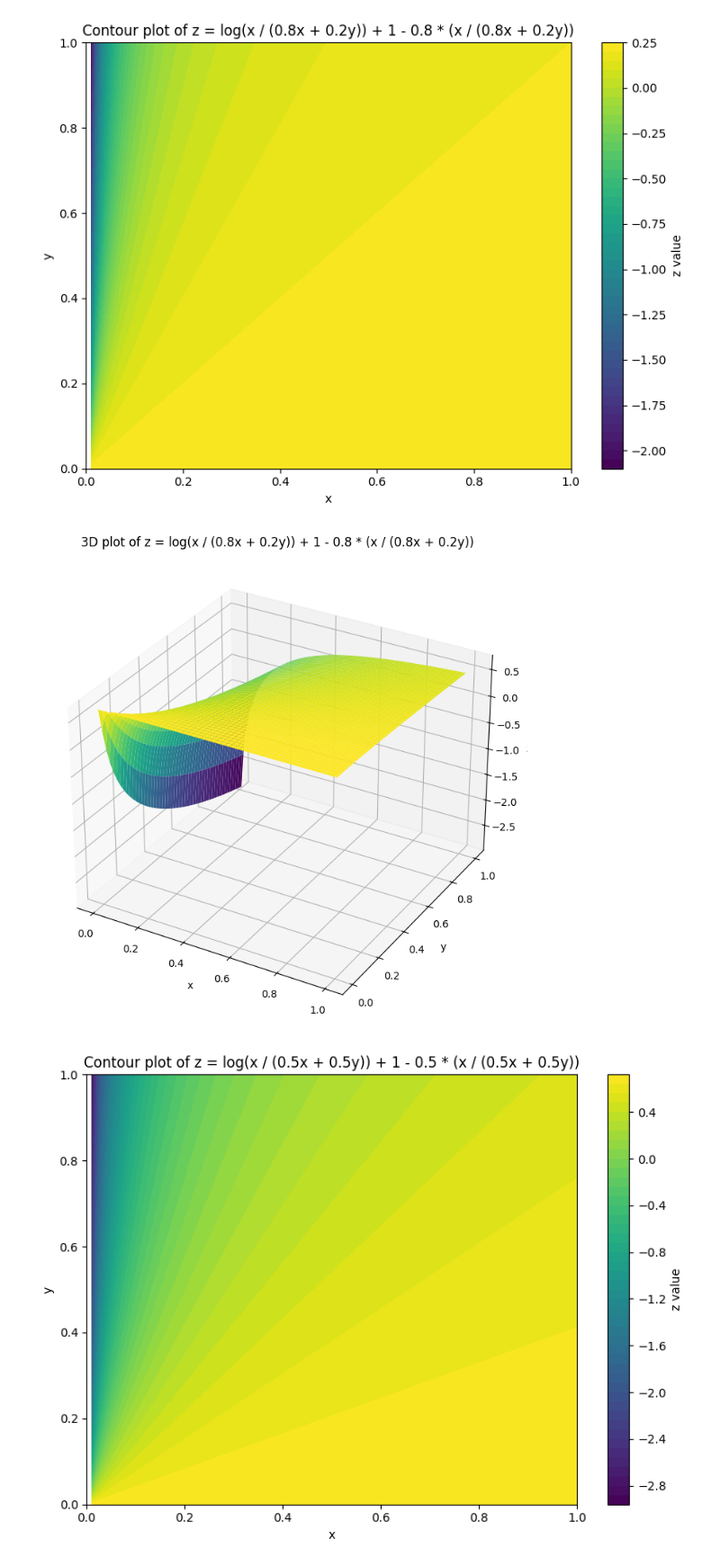
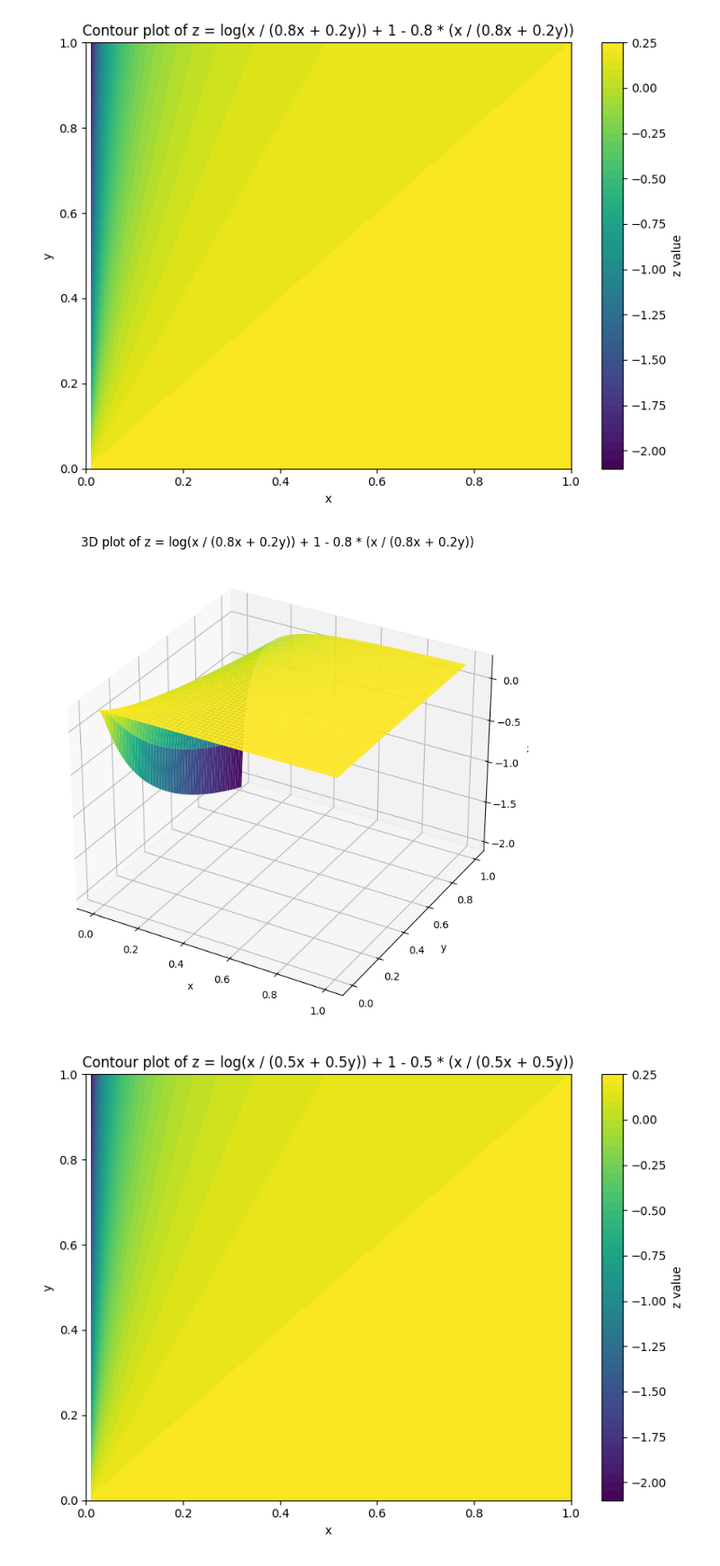
Before and after one commit to ShuoZheLi/distribution_matching, a Jupyter notebook: skl_variance.ipynb, the cells around one changed output. Shown at 90% size. Cells and saved outputs as stored; diff of their text form; code cells hidden in the pictures.

```diff
--- a/skl_variance.ipynb
+++ b/skl_variance.ipynb
@@ -45,38 +45,38 @@ x = np.linspace(0, 1, 100)
 y = np.linspace(0, 1, 100)
 X, Y = np.meshgrid(x, y)
 
-alpha = 0.5
+alpha = 0.8
 
 # Compute z
 Z = np.log(X / (alpha * X + (1-alpha) * Y)) + 1 - alpha * (X / (alpha * X + (1-alpha) * Y))
 
 # Plotting
 fig = plt.figure(figsize=(10, 7))
 ax = fig.add_subplot(111, projection='3d')
 ax.plot_surface(X, Y, Z, cmap='viridis')
 ax.set_xlabel('x')
 ax.set_ylabel('y')
 ax.set_zlabel('z')
 ax.set_title('3D plot of z = log(x / (0.8x + 0.2y)) + 1 - 0.8 * (x / (0.8x + 0.2y))')
 
 plt.tight_layout()
 plt.show()
 
 # Create a contour plot of the same function
 fig, ax = plt.subplots(figsize=(8, 6))
 contour = ax.contourf(X, Y, Z, levels=50, cmap='viridis')
 cbar = plt.colorbar(contour)
 cbar.set_label('z value')
 
 ax.set_xlabel('x')
 ax.set_ylabel('y')
 ax.set_title('Contour plot of z = log(x / (0.5x + 0.5y)) + 1 - 0.5 * (x / (0.5x + 0.5y))')
 
 plt.tight_layout()
 plt.show()
 # %% [output]
-[figure, old version]
+[figure, new version]
-[figure, old version]
+[figure, new version]
 # %%
 # Define ranges for x and y
 x = np.linspace(0, 1, 100)
```
Also changed, not shown: parts of 3 cells of this notebook, 1 other file.
